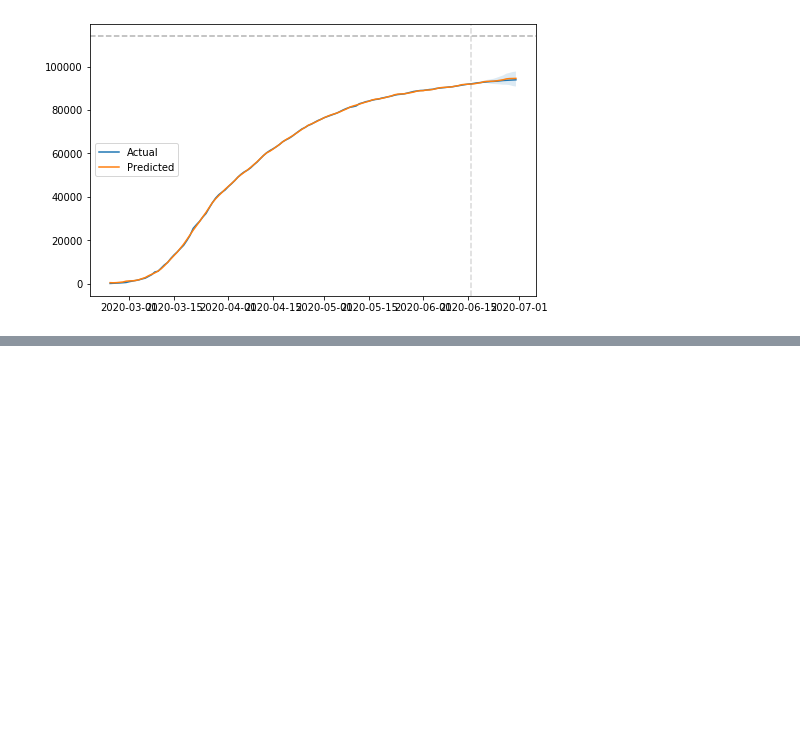
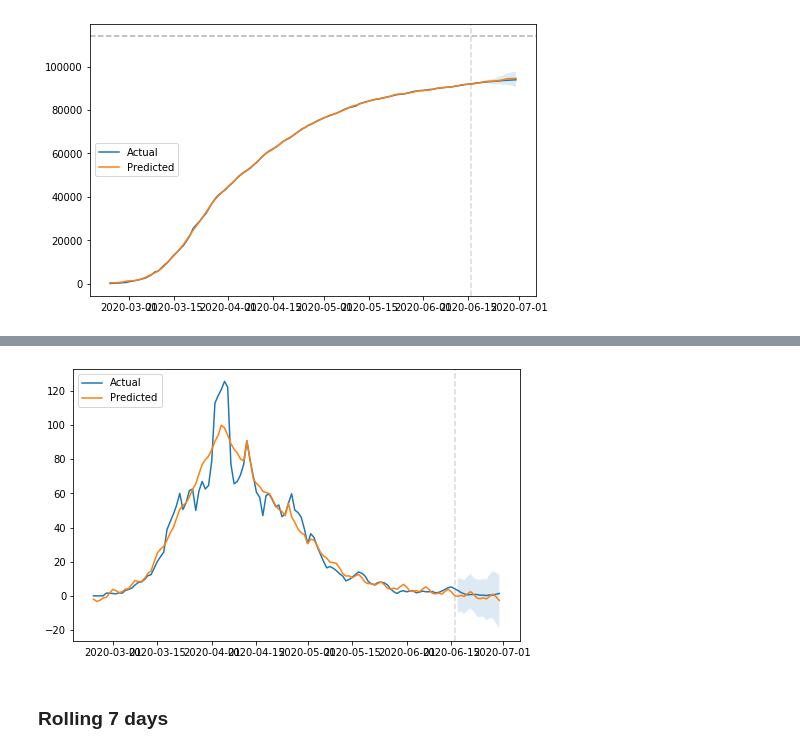
Before and after one commit to nicoloverardo/master-degree-thesis, a Jupyter notebook: notebooks/tsprophet.ipynb, the cells around one changed output, grey strips where cells are left out. Saved outputs shown, nothing was run; the diff lists cells and outputs as text; code cells hidden in the pictures; blank space fills up the shorter version.

```diff
--- a/notebooks/tsprophet.ipynb
+++ b/notebooks/tsprophet.ipynb
@@ -400,0 +458,6 @@ pm.plot()
+# %%
+pm.plot()
+# %% [output]
+[figure, added]
+# %% [markdown]
+### Rolling 7 days
```
Also changed, not shown: parts of 43 cells of this notebook.
